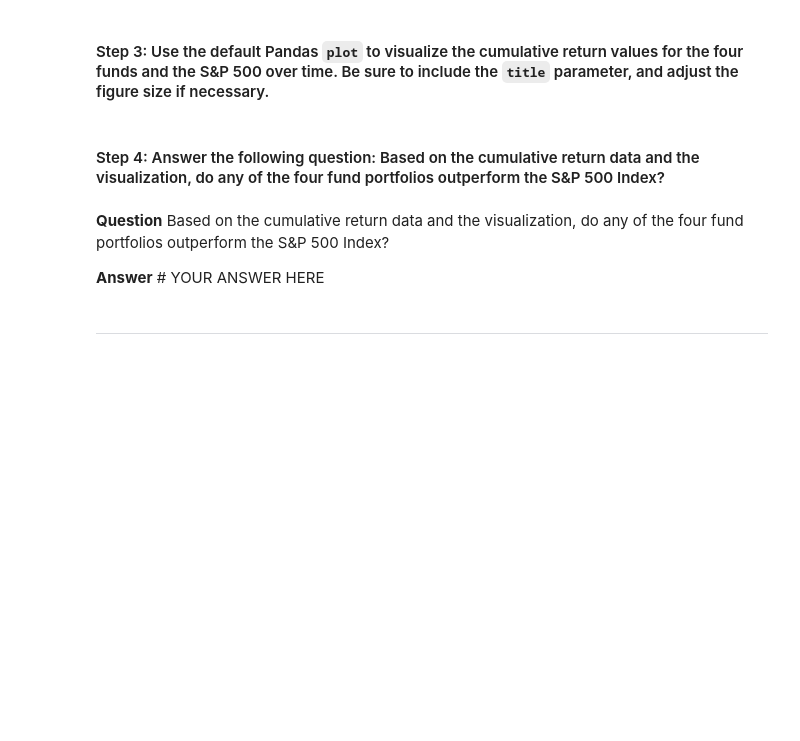
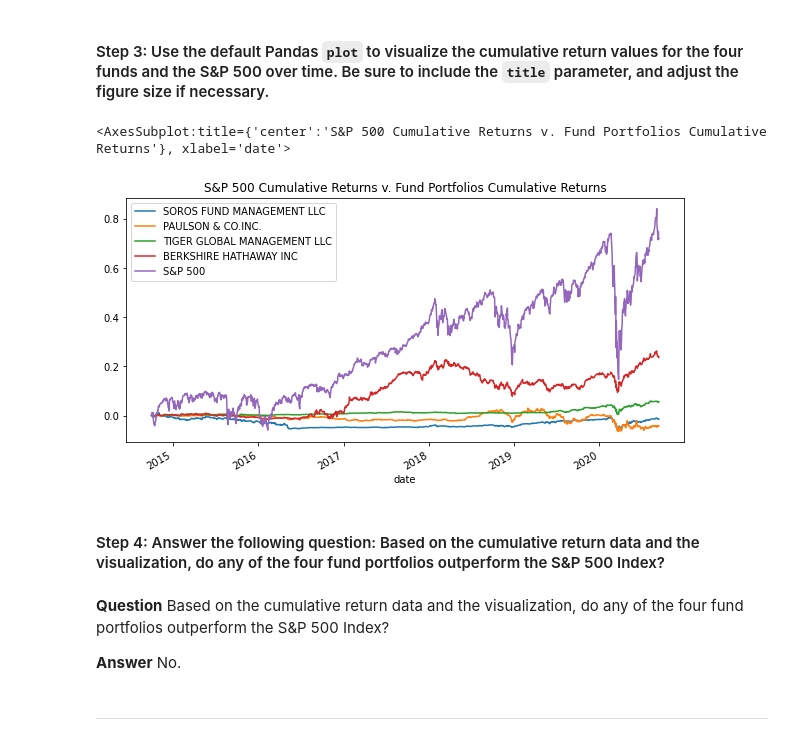
Before and after one commit to Nia-Robinson/risk-return-analysis, a Jupyter notebook: risk_return_analysis.ipynb, the cells around one changed output. Cells and saved outputs as stored; diff of their text form; code cells hidden in the pictures; blank space fills up the shorter version.

```diff
--- a/risk_return_analysis.ipynb
+++ b/risk_return_analysis.ipynb
@@ -161,4 +164,5 @@ Analyze the data to determine if any of the portfolios outperform the broader st
 # %%
 # Calculate and plot the cumulative returns of the 4 fund portfolios and the S&P 500
 # Review the last 5 rows of the cumulative returns DataFrame
-# YOUR CODE HERE
+cumulative_returns = (1 + daily_returns).cumprod() - 1
+cumulative_returns.tail()
@@ -167,13 +179,16 @@ Analyze the data to determine if any of the portfolios outperform the broader st
 # %%
 # Visualize the cumulative returns using the Pandas plot function
 # Include a title parameter and adjust the figure size
-# YOUR CODE HERE
+cumulative_returns.plot(figsize=(10,5), title="S&P 500 Cumulative Returns v. Fund Portfolios Cumulative Returns")
+# %% [output]
+<AxesSubplot:title={'center':'S&P 500 Cumulative Returns v. Fund Portfolios Cumulative Returns'}, xlabel='date'>
+[figure, added]
 # %% [markdown]
 #### Step 4: Answer the following question: Based on the cumulative return data and the visualization, do any of the four fund portfolios outperform the S&P 500 Index?
 # %% [markdown]
 **Question** Based on the cumulative return data and the visualization, do any of the four fund portfolios outperform the S&P 500 Index?
 
-**Answer** # YOUR ANSWER HERE
+**Answer** No.
 # %% [markdown]
 ---
 # %% [markdown]
```
Also changed, not shown: parts of 4 cells of this notebook.
